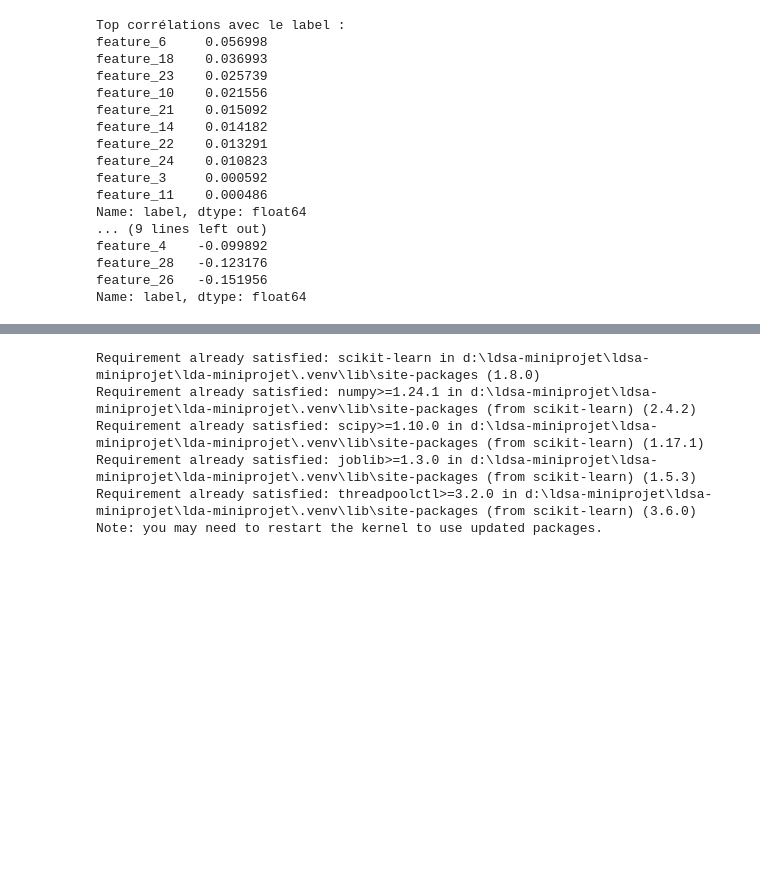
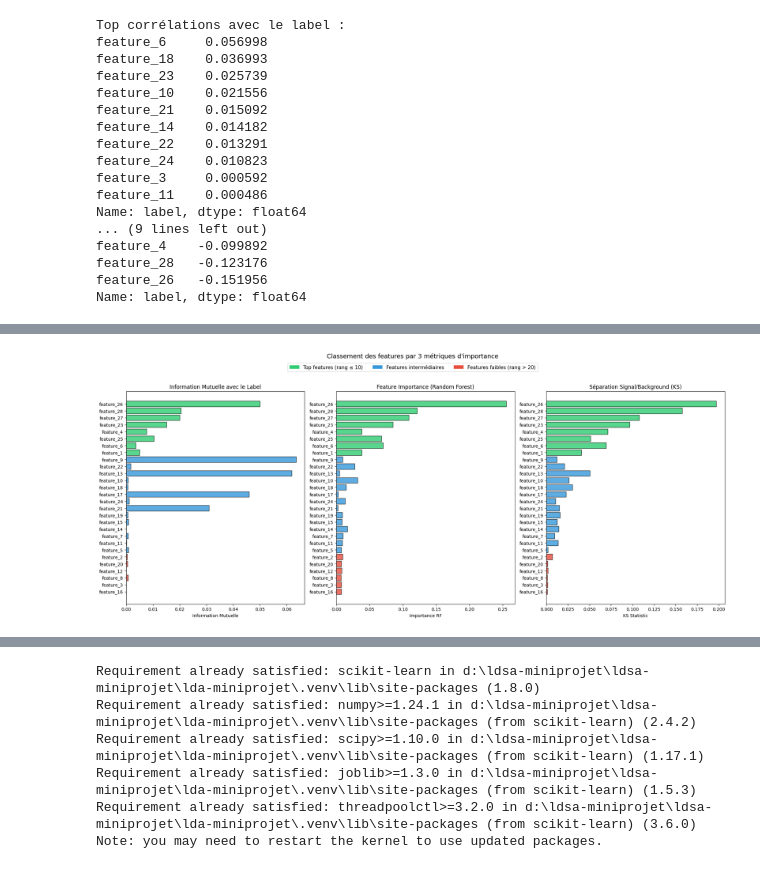
Before and after one commit to BouzelatTarek/LDA-MiniProjet, a Jupyter notebook: Mini-Projet/script.ipynb, the cells around one changed output, grey strips where cells are left out. Cells and saved outputs as stored; diff of their text form; code cells hidden in the pictures; blank space fills up the shorter version.

```diff
--- a/Mini-Projet/script.ipynb
+++ b/Mini-Projet/script.ipynb
@@ -277,0 +357,43 @@ Name: label, dtype: float64
+# %%
+# --- Visualisation des 3 métriques d'importance ---
+fig, axes = plt.subplots(1, 3, figsize=(20, 8))
+
+# Trier par rang moyen pour cohérence visuelle
+order = summary.sort_values('Avg_rank')['Feature'].tolist()
+
+# 1. Information Mutuelle
+mi_vals = [summary[summary['Feature'] == f]['MI'].values[0] for f in order]
+colors_mi = ['#2ecc71' if f in top_features else '#e74c3c' if f in weak_features else '#3498db' for f in order]
+axes[0].barh(order, mi_vals, color=colors_mi, edgecolor='black', alpha=0.8)
+axes[0].set_xlabel('Information Mutuelle')
+axes[0].set_title('Information Mutuelle avec le Label')
+axes[0].invert_yaxis()
+
+# 2. RF Importance
+rf_vals = [summary[summary['Feature'] == f]['RF_Importance'].values[0] for f in order]
+colors_rf = ['#2ecc71' if f in top_features else '#e74c3c' if f in weak_features else '#3498db' for f in order]
+axes[1].barh(order, rf_vals, color=colors_rf, edgecolor='black', alpha=0.8)
+axes[1].set_xlabel('Importance RF')
+axes[1].set_title('Feature Importance (Random Forest)')
+axes[1].invert_yaxis()
+
+# 3. KS Statistic
+ks_vals = [summary[summary['Feature'] == f]['KS_Statistic'].values[0] for f in order]
+colors_ks = ['#2ecc71' if f in top_features else '#e74c3c' if f in weak_features else '#3498db' for f in order]
+axes[2].barh(order, ks_vals, color=colors_ks, edgecolor='black', alpha=0.8)
+axes[2].set_xlabel('KS Statistic')
+axes[2].set_title('Séparation Signal/Background (KS)')
+axes[2].invert_yaxis()
+
+from matplotlib.patches import Patch
+legend_elements = [Patch(facecolor='#2ecc71', label='Top features (rang ≤ 10)'),
+                   Patch(facecolor='#3498db', label='Features intermédiaires'),
+                   Patch(facecolor='#e74c3c', label='Features faibles (rang > 20)')]
+fig.legend(handles=legend_elements, loc='upper center', ncol=3, fontsize=11, bbox_to_anchor=(0.5, 1.03))
+
+plt.suptitle('Classement des features par 3 métriques d\'importance', fontsize=14, y=1.06)
+plt.tight_layout()
+plt.savefig('feature_importance_analysis.png', dpi=150, bbox_inches='tight')
+plt.show()
+# %% [output]
+[figure, added]
```
Also changed, not shown: parts of 25 cells of this notebook, 4 other files.
